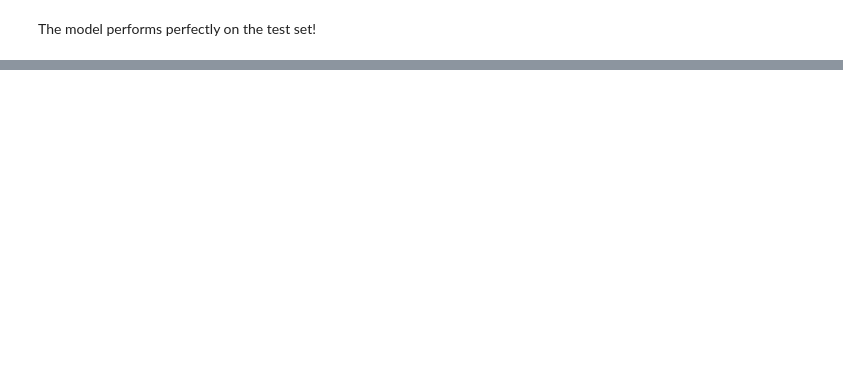
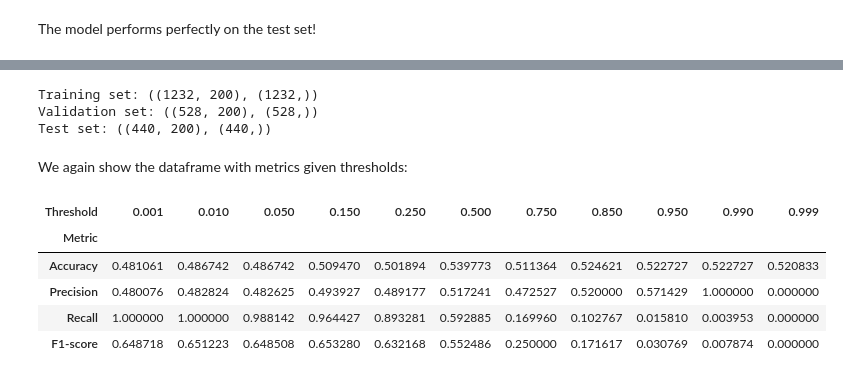
Before and after one commit to jakubweglowski/Machine-Learning-Summer-2024-25, a Jupyter notebook: Homework03_regression.ipynb, the cells around one changed output, grey strips where cells are left out. Cells and saved outputs as stored; diff of their text form; code cells hidden in the pictures; blank space fills up the shorter version.

```diff
--- a/Homework03_regression.ipynb
+++ b/Homework03_regression.ipynb
@@ -123,0 +168,41 @@ Confusion matrix:
+# %%
+data = fetch_lfw_pairs(subset='train')
+X, y = data.data[:, :200], data.target # first 200 predictors
+
+Xtrain, Xtest, ytrain, ytest = train_test_split(X, y, test_size=0.2, random_state=0)
+Xtrain, Xvalid, ytrain, yvalid = train_test_split(Xtrain, ytrain, test_size=0.3, random_state=0)
+
+print(f"Training set: {Xtrain.shape, ytrain.shape}")
+print(f"Validation set: {Xvalid.shape, yvalid.shape}")
+print(f"Test set: {Xtest.shape, ytest.shape}")
+# %% [output]
+Training set: ((1232, 200), (1232,))
+Validation set: ((528, 200), (528,))
+Test set: ((440, 200), (440,))
+# %% [markdown]
+We again show the dataframe with metrics given thresholds:
+# %%
+scores_df = pd.DataFrame()
+lr_model = LogisticRegression(penalty=None, max_iter=1000).fit(Xtrain, ytrain)
+thrs = [0.001, 0.01, 0.05, 0.15, 0.25, 0.5, 0.75, 0.85, 0.95, 0.99, 0.999]
+for threshold in thrs:
+    ypred = np.where(lr_model.predict_proba(Xvalid)[:, 1] > threshold, 1., 0.)
+
+    accuracy = accuracy_score(yvalid, ypred)
+    precision = precision_score(yvalid, ypred)
+    recall = recall_score(yvalid, ypred)
+    f1 = f1_score(yvalid, ypred)
+    conf_matrix = confusion_matrix(yvalid, ypred)
+
+    scores_df[threshold] = {'Accuracy': accuracy, 'Precision': precision, 'Recall': recall, 'F1-score': f1}
+    scores_df.columns.name = 'Threshold'
+    scores_df.index.name = 'Metric'
+
+scores_df
+# %% [output]
+| Threshold | 0.001 | 0.010 | 0.050 | 0.150 | 0.250 | 0.500 | 0.750 | 0.850 | 0.950 | 0.990 | 0.999 |
+| Metric |  |  |  |  |  |  |  |  |  |  |  |
+| Accuracy | 0.481061 | 0.486742 | 0.486742 | 0.509470 | 0.501894 | 0.539773 | 0.511364 | 0.524621 | 0.522727 | 0.522727 | 0.520833 |
+| Precision | 0.480076 | 0.482824 | 0.482625 | 0.493927 | 0.489177 | 0.517241 | 0.472527 | 0.520000 | 0.571429 | 1.000000 | 0.000000 |
+| Recall | 1.000000 | 1.000000 | 0.988142 | 0.964427 | 0.893281 | 0.592885 | 0.169960 | 0.102767 | 0.015810 | 0.003953 | 0.000000 |
+| F1-score | 0.648718 | 0.651223 | 0.648508 | 0.653280 | 0.632168 | 0.552486 | 0.250000 | 0.171617 | 0.030769 | 0.007874 | 0.000000 |
```
Also changed, not shown: parts of 18 cells of this notebook.
